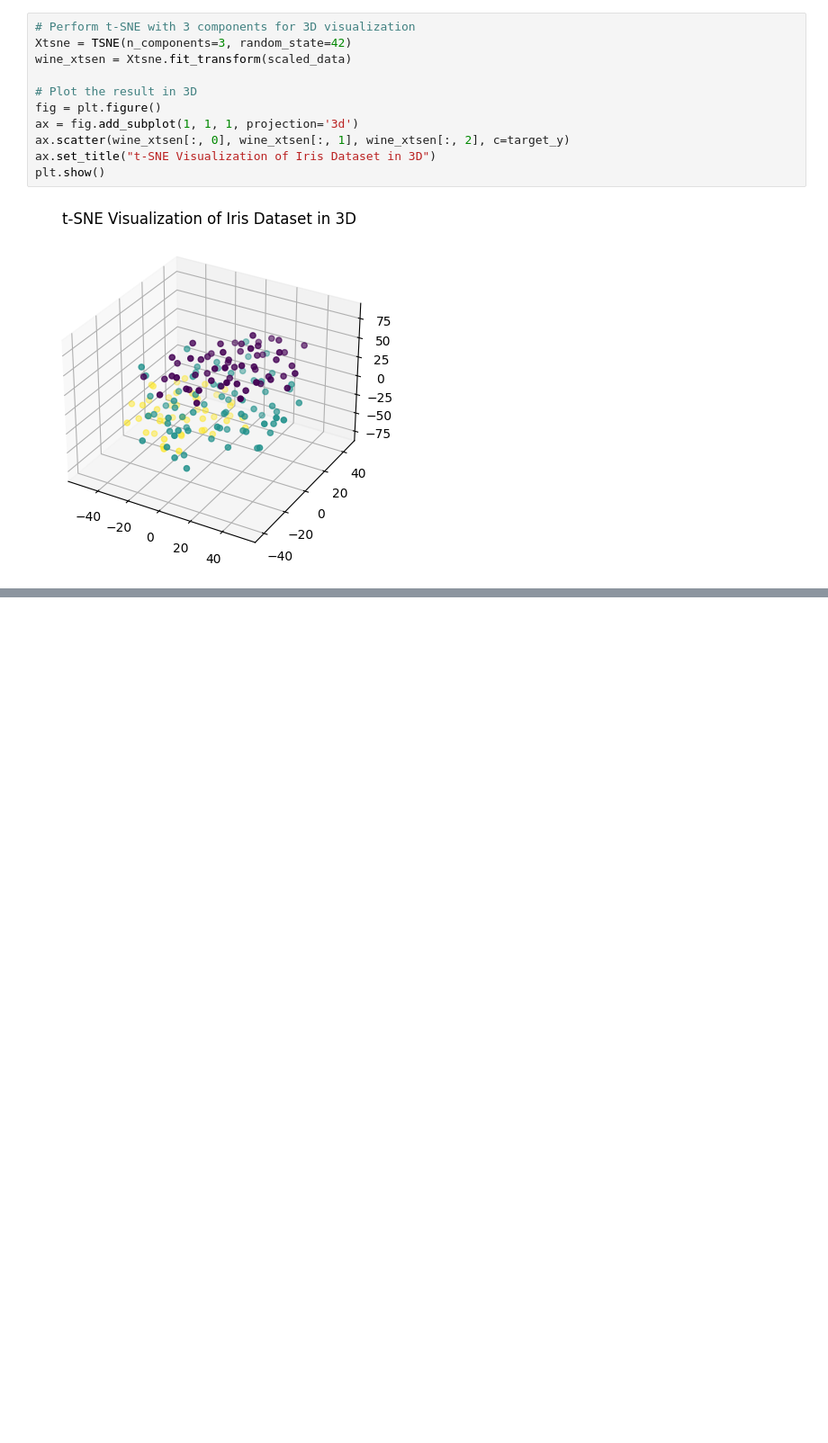
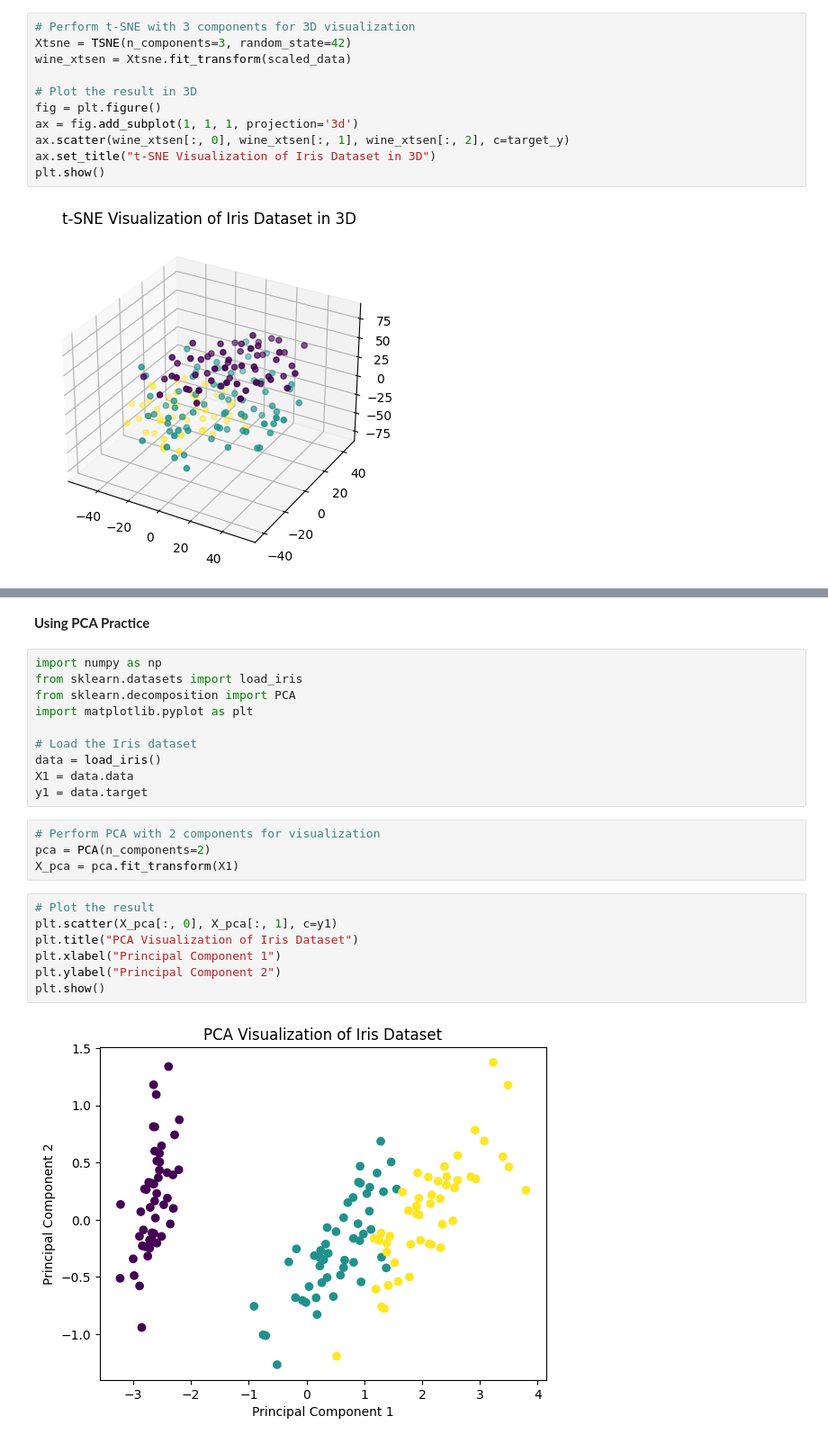
Before and after one commit to rsurendraidexcel/aiml, a Jupyter notebook: untitled0.ipynb, the cells around one changed output, grey strips where cells are left out. Shown at 90% size. Saved outputs shown, nothing was run; the diff lists cells and outputs as text; blank space fills up the shorter version.

```diff
--- a/untitled0.ipynb
+++ b/untitled0.ipynb
@@ -368,3 +368,28 @@ fig = px.scatter_3d(wine_xtsen, x=wine_xtsen[:, 0] , y=wine_xtsen[:, 1], z=wine_
 fig.show()
 # %% [output]
 [interactive output not drawn]
+# %% [markdown]
+**Using PCA Practice**
+# %%
+import numpy as np
+from sklearn.datasets import load_iris
+from sklearn.decomposition import PCA
+import matplotlib.pyplot as plt
+
+# Load the Iris dataset
+data = load_iris()
+X1 = data.data
+y1 = data.target
+# %%
+# Perform PCA with 2 components for visualization
+pca = PCA(n_components=2)
+X_pca = pca.fit_transform(X1)
+# %%
+# Plot the result
+plt.scatter(X_pca[:, 0], X_pca[:, 1], c=y1)
+plt.title("PCA Visualization of Iris Dataset")
+plt.xlabel("Principal Component 1")
+plt.ylabel("Principal Component 2")
+plt.show()
+# %% [output]
+[figure, added]
```
Also changed, not shown: parts of 4 cells of this notebook.
